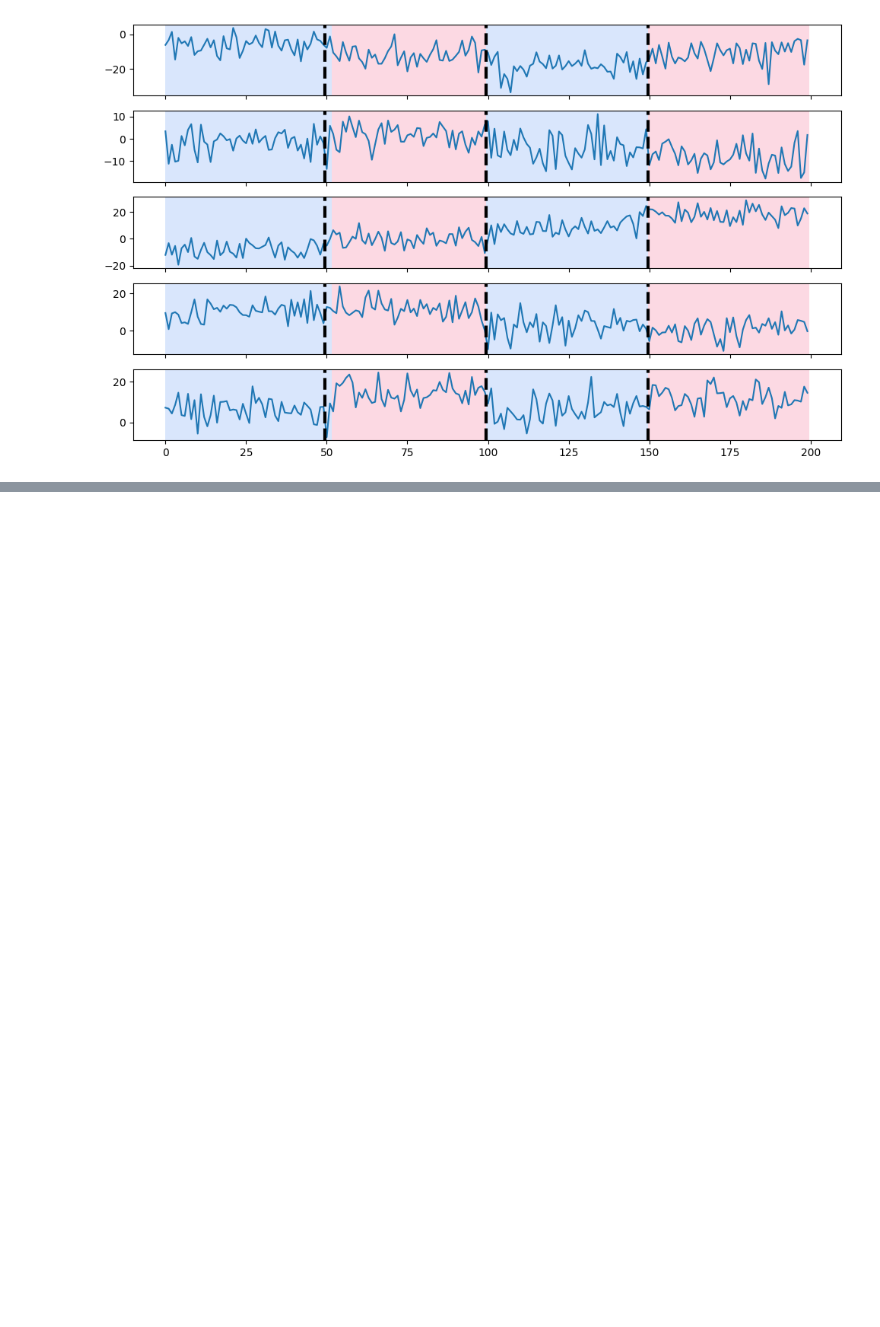
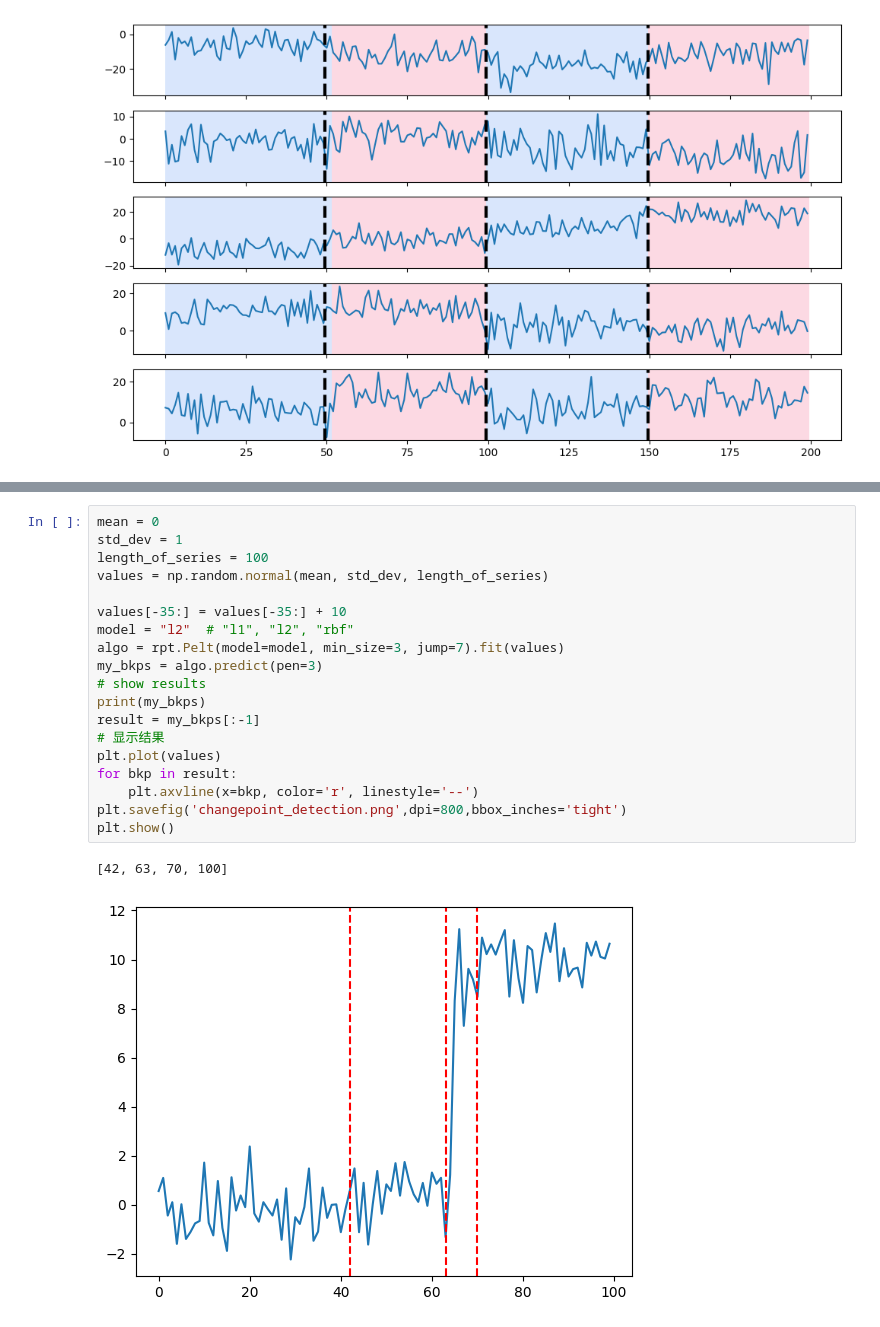
Before and after one commit to wang-ailing/data_analysis, a Jupyter notebook: test.ipynb, the cells around one changed output, grey strips where cells are left out. Drawn from its saved outputs; the diff is of its cells as text; blank space fills up the shorter version.

Commit message:
add: plot for single point

```diff
--- a/test.ipynb
+++ b/test.ipynb
@@ -353,0 +355,22 @@ plt.show()
+# %%
+mean = 0
+std_dev = 1
+length_of_series = 100
+values = np.random.normal(mean, std_dev, length_of_series)
+
+values[-35:] = values[-35:] + 10
+model = "l2"  # "l1", "l2", "rbf"
+algo = rpt.Pelt(model=model, min_size=3, jump=7).fit(values)
+my_bkps = algo.predict(pen=3)
+# show results
+print(my_bkps)
+result = my_bkps[:-1]
+# 显示结果
+plt.plot(values)
+for bkp in result:
+    plt.axvline(x=bkp, color='r', linestyle='--')
+plt.savefig('changepoint_detection.png',dpi=800,bbox_inches='tight')
+plt.show()
+# %% [output]
+[42, 63, 70, 100]
+[figure, added]
```
Also changed, not shown: parts of 2 cells of this notebook, 7 other files.
